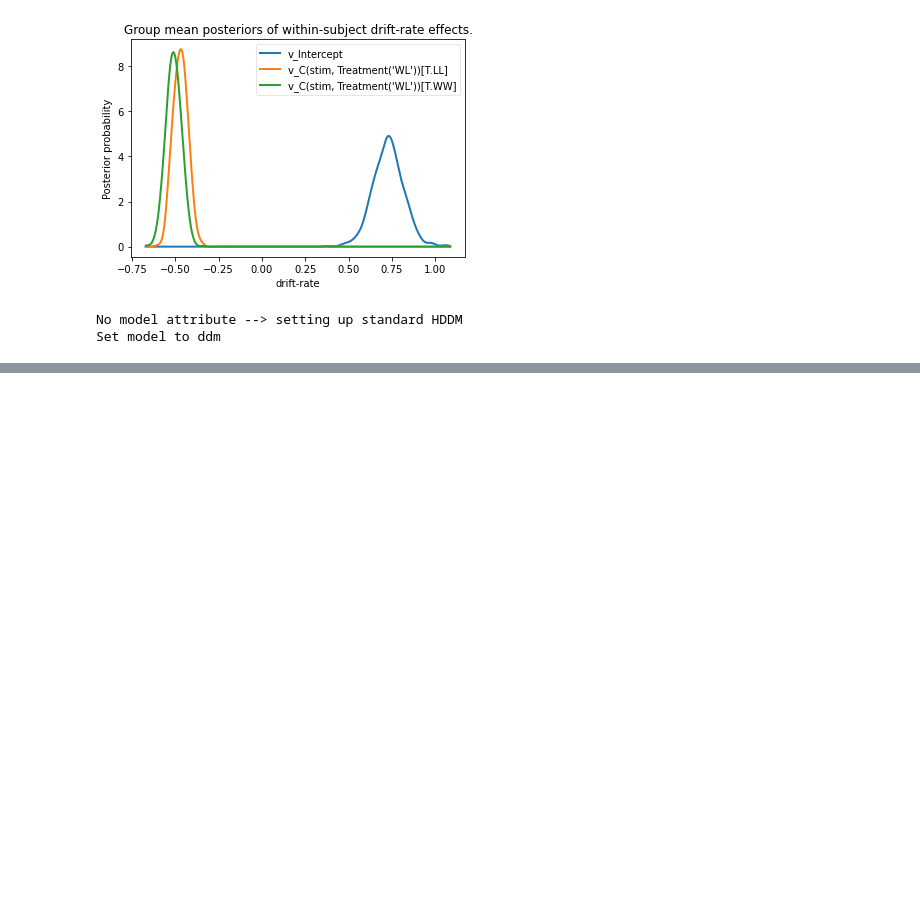
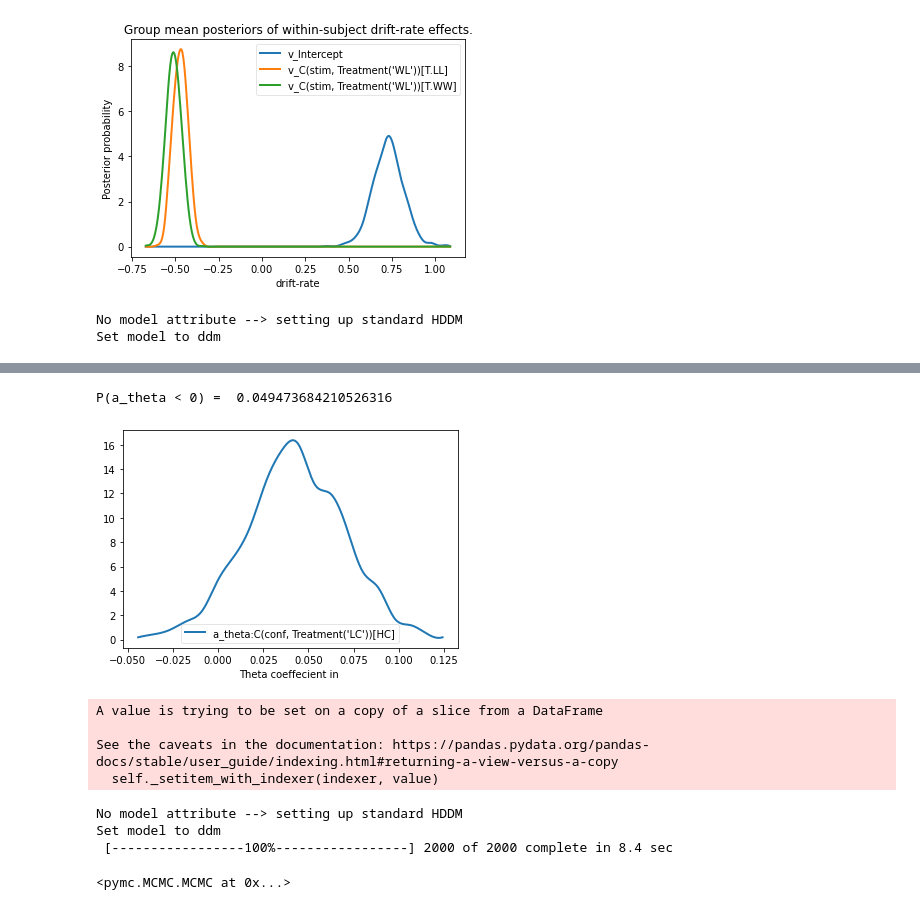
Before and after one commit to zenkavi/IntroToHDDM, a Jupyter notebook: Basic_HDDM_Tutorial.ipynb, the cells around one changed output, grey strips where cells are left out. Cells and saved outputs as stored; diff of their text form; code cells hidden in the pictures; blank space fills up the shorter version.

```diff
--- a/Basic_HDDM_Tutorial.ipynb
+++ b/Basic_HDDM_Tutorial.ipynb
@@ -227,0 +229,27 @@ m_reg.sample(2000, burn=100)
+# %%
+theta = m_reg.nodes_db.node["a_theta:C(conf, Treatment('LC'))[HC]"]
+hddm.analyze.plot_posterior_nodes([theta], bins=20)
+plt.xlabel('Theta coeffecient in ')
+print("P(a_theta < 0) = ", (theta.trace() < 0).mean())
+# %% [output]
+P(a_theta < 0) =  0.049473684210526316
+[figure, added]
+# %%
+outlier_data, params = hddm.generate.gen_rand_data(params={'a': 2, 't': .4, 'v': .5},
+                                                   size=200, n_fast_outliers=10)
+# %% [output]
+A value is trying to be set on a copy of a slice from a DataFrame
+
+See the caveats in the documentation: https://pandas.pydata.org/pandas-docs/stable/user_guide/indexing.html#returning-a-view-versus-a-copy
+  self._setitem_with_indexer(indexer, value)
+# %%
+m_no_outlier = hddm.HDDM(outlier_data, p_outlier = 0.0,
+                         include = ['v', 'a', 't', 'z'],
+                         informative = True,
+                         is_group_model = False)
+m_no_outlier.sample(2000, burn=50)
+# %% [output]
+No model attribute --> setting up standard HDDM
+Set model to ddm
+ [-----------------100%-----------------] 2000 of 2000 complete in 8.4 sec
+<pymc.MCMC.MCMC at 0x...>
```
Also changed, not shown: parts of 4 cells of this notebook.
